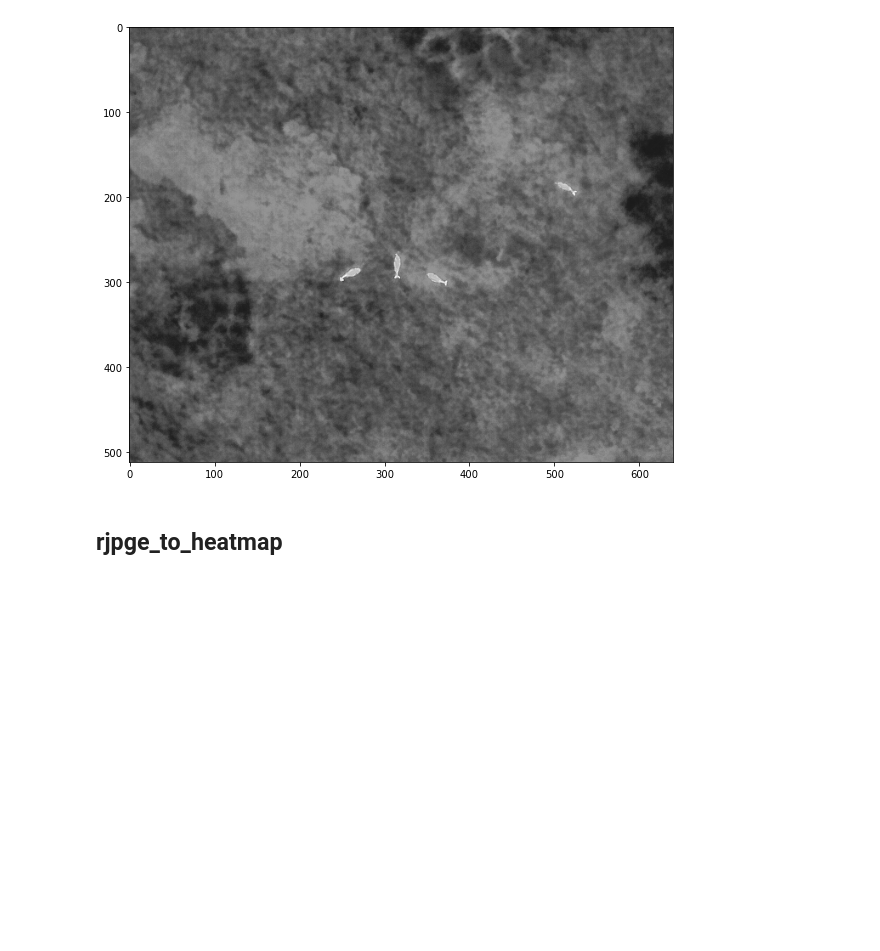
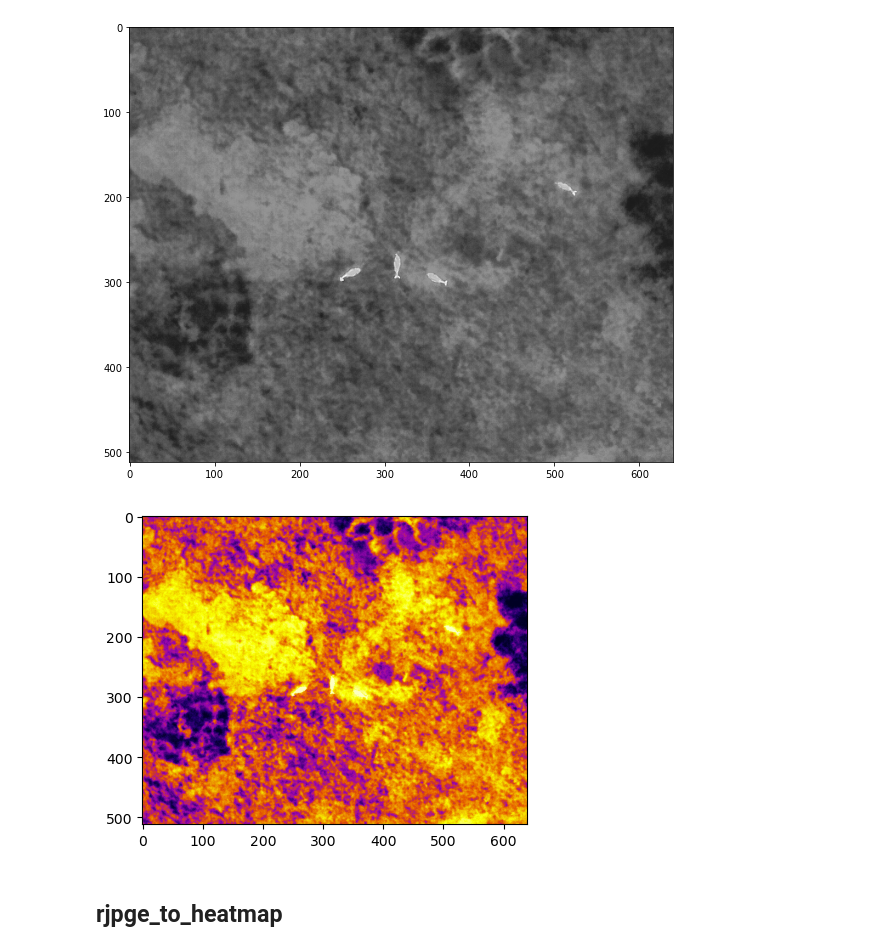
Before and after one commit to lyuhaitao/dji_thermal_sdk, a Jupyter notebook: index.ipynb, the cells around one changed output. Drawn from its saved outputs; the diff is of its cells as text; code cells hidden in the pictures; blank space fills up the shorter version.

```diff
--- a/index.ipynb
+++ b/index.ipynb
@@ -372,6 +400,13 @@ plt.imshow(img)
 plt.show()
 # %% [output]
 [figure]
+# %%
+img = rjpeg_to_thermal(src,2)
+fig = plt.figure(figsize=(5,4))
+plt.imshow(img)
+plt.show()
+# %% [output]
+[figure, added]
 # %% [markdown]
 ## rjpge_to_heatmap
 # %%
```
Also changed, not shown: parts of 19 cells of this notebook, 9 other files.
